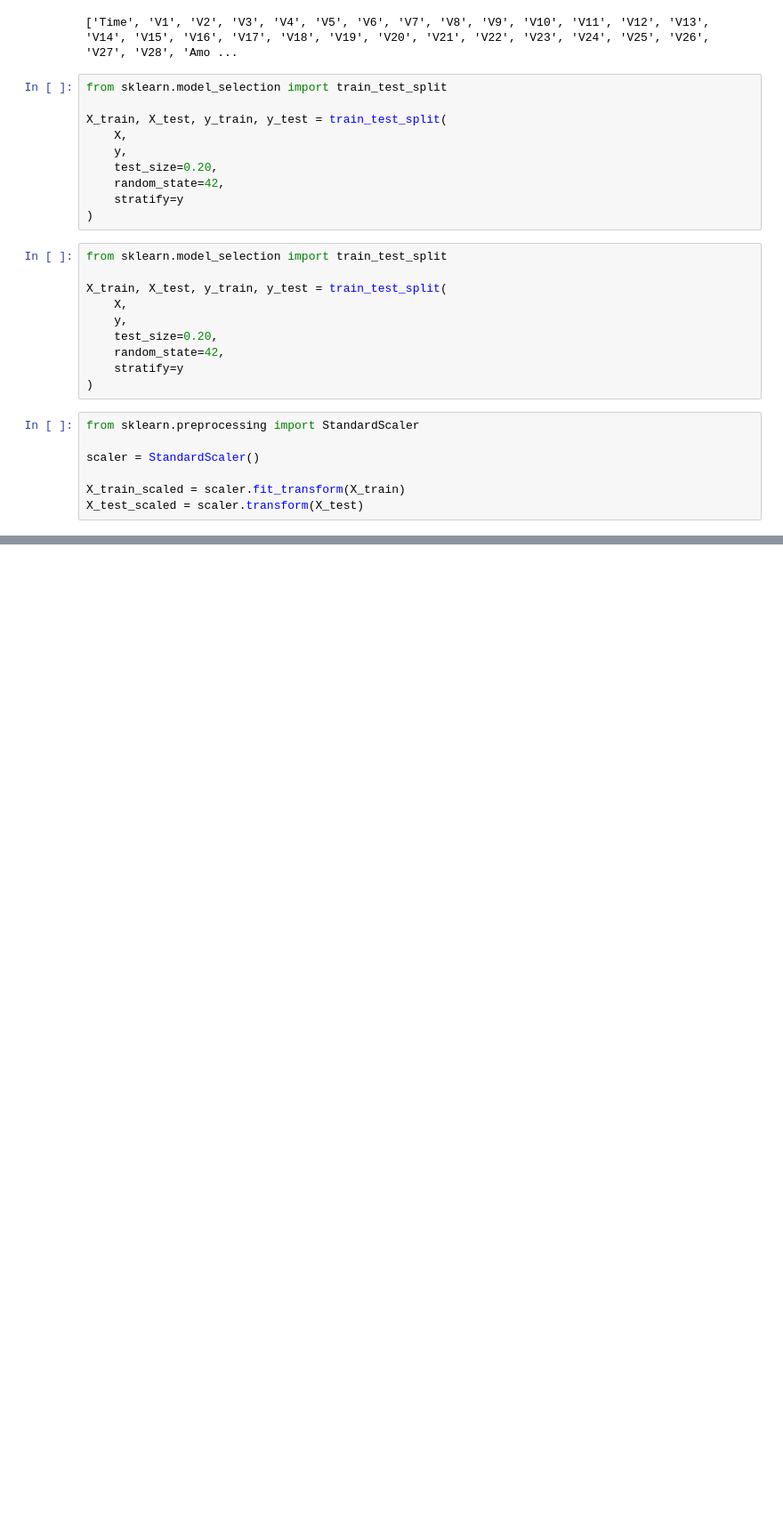
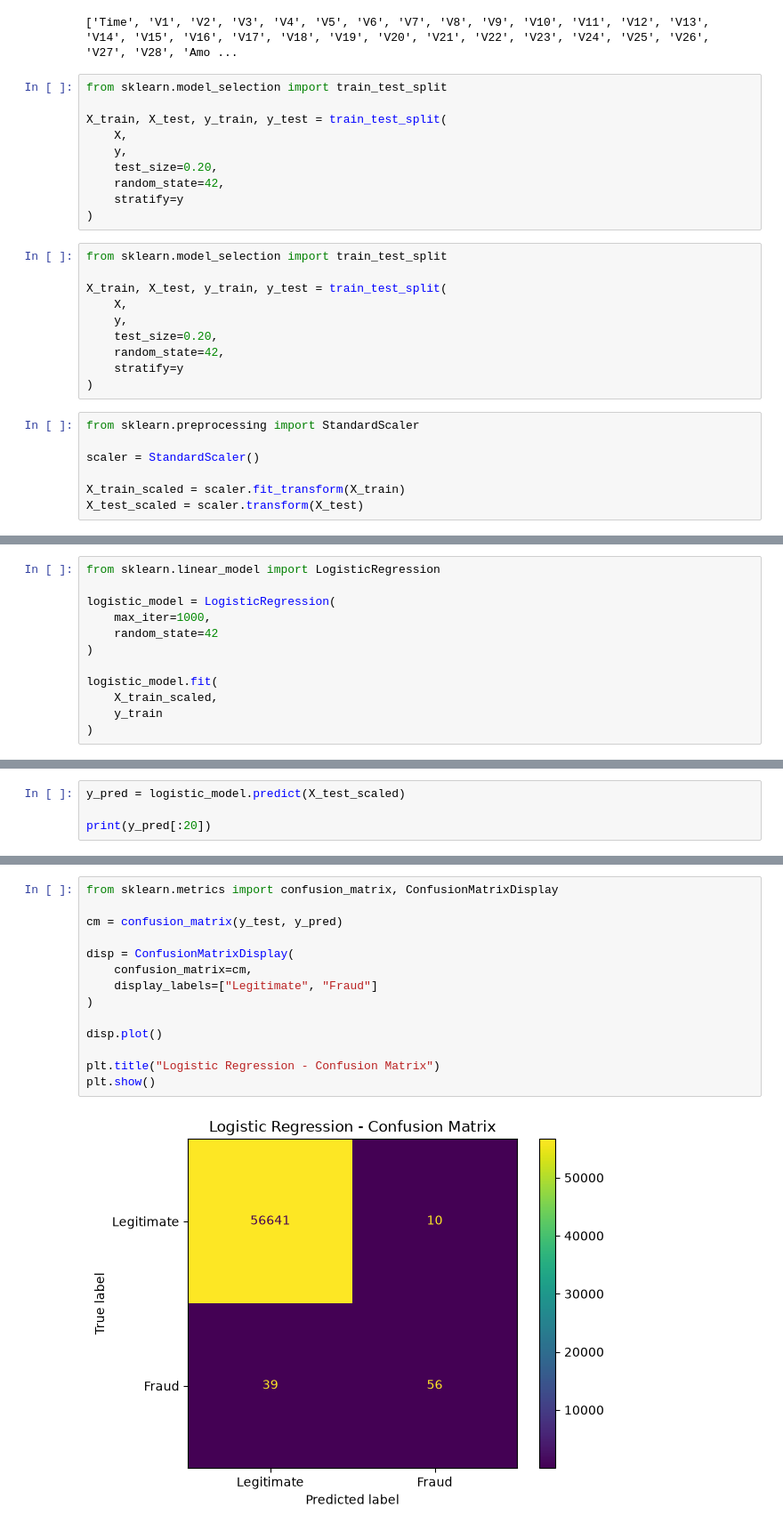
Before and after one commit to to-bits/BehaviorGuard-Customer-Behavioral-Profiling-for-Credit-Card-Fraud-Detection, a Jupyter notebook: BehaviorGuard — Customer Behavioral Profiling for Credit Card Fraud Detection/notebooks/02_baseline_model.ipynb, the cells around one changed output, grey strips where cells are left out. Shown at 89% size. Drawn from its saved outputs; the diff is of its cells as text; blank space fills up the shorter version.

Commit message:
perform Logistic Regression

```diff
--- a/BehaviorGuard — Customer Behavioral Profiling for Credit Card Fraud Detection/notebooks/02_baseline_model.ipynb
+++ b/BehaviorGuard — Customer Behavioral Profiling for Credit Card Fraud Detection/notebooks/02_baseline_model.ipynb
@@ -118,0 +121,12 @@ X_test_scaled = scaler.transform(X_test)
+# %%
+from sklearn.linear_model import LogisticRegression
+
+logistic_model = LogisticRegression(
+    max_iter=1000,
+    random_state=42
+)
+
+logistic_model.fit(
+    X_train_scaled,
+    y_train
+)
@@ -118,0 +135,4 @@ X_test_scaled = scaler.transform(X_test)
+# %%
+y_pred = logistic_model.predict(X_test_scaled)
+
+print(y_pred[:20])
@@ -118,0 +164,16 @@ X_test_scaled = scaler.transform(X_test)
+# %%
+from sklearn.metrics import confusion_matrix, ConfusionMatrixDisplay
+
+cm = confusion_matrix(y_test, y_pred)
+
+disp = ConfusionMatrixDisplay(
+    confusion_matrix=cm,
+    display_labels=["Legitimate", "Fraud"]
+)
+
+disp.plot()
+
+plt.title("Logistic Regression - Confusion Matrix")
+plt.show()
+# %% [output]
+[figure, added]
```
Also changed, not shown: parts of 11 cells of this notebook.
